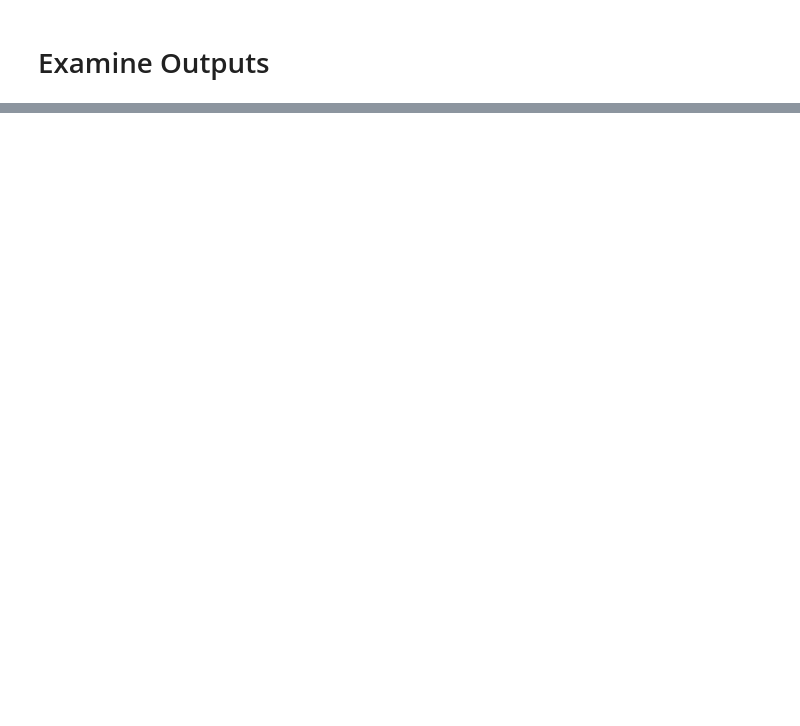
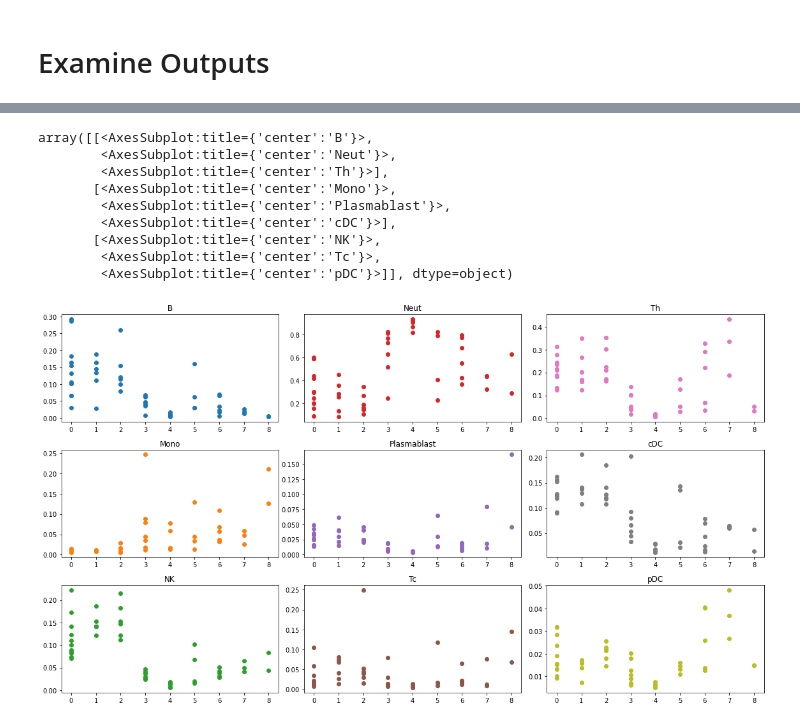
Before and after one commit to broadinstitute/temporal-rna-seq-deconvolution, a Jupyter notebook: deconvolve_ebov_blood.ipynb, the cells around one changed output, grey strips where cells are left out. Saved outputs shown, nothing was run; the diff lists cells and outputs as text; code cells hidden in the pictures; blank space fills up the shorter version.

```diff
--- a/deconvolve_ebov_blood.ipynb
+++ b/deconvolve_ebov_blood.ipynb
@@ -111,0 +107,13 @@ Text(0.5, 1.0, 'Last few Dirichlet $ \\alpha $ Values')
+# %%
+pseudo_time_reg_deconv.plot_sample_compositions_scatter()
+# %% [output]
+array([[<AxesSubplot:title={'center':'B'}>,
+        <AxesSubplot:title={'center':'Neut'}>,
+        <AxesSubplot:title={'center':'Th'}>],
+       [<AxesSubplot:title={'center':'Mono'}>,
+        <AxesSubplot:title={'center':'Plasmablast'}>,
+        <AxesSubplot:title={'center':'cDC'}>],
+       [<AxesSubplot:title={'center':'NK'}>,
+        <AxesSubplot:title={'center':'Tc'}>,
+        <AxesSubplot:title={'center':'pDC'}>]], dtype=object)
+[figure, added]
```
Also changed, not shown: parts of 9 cells of this notebook, 1 other file.
